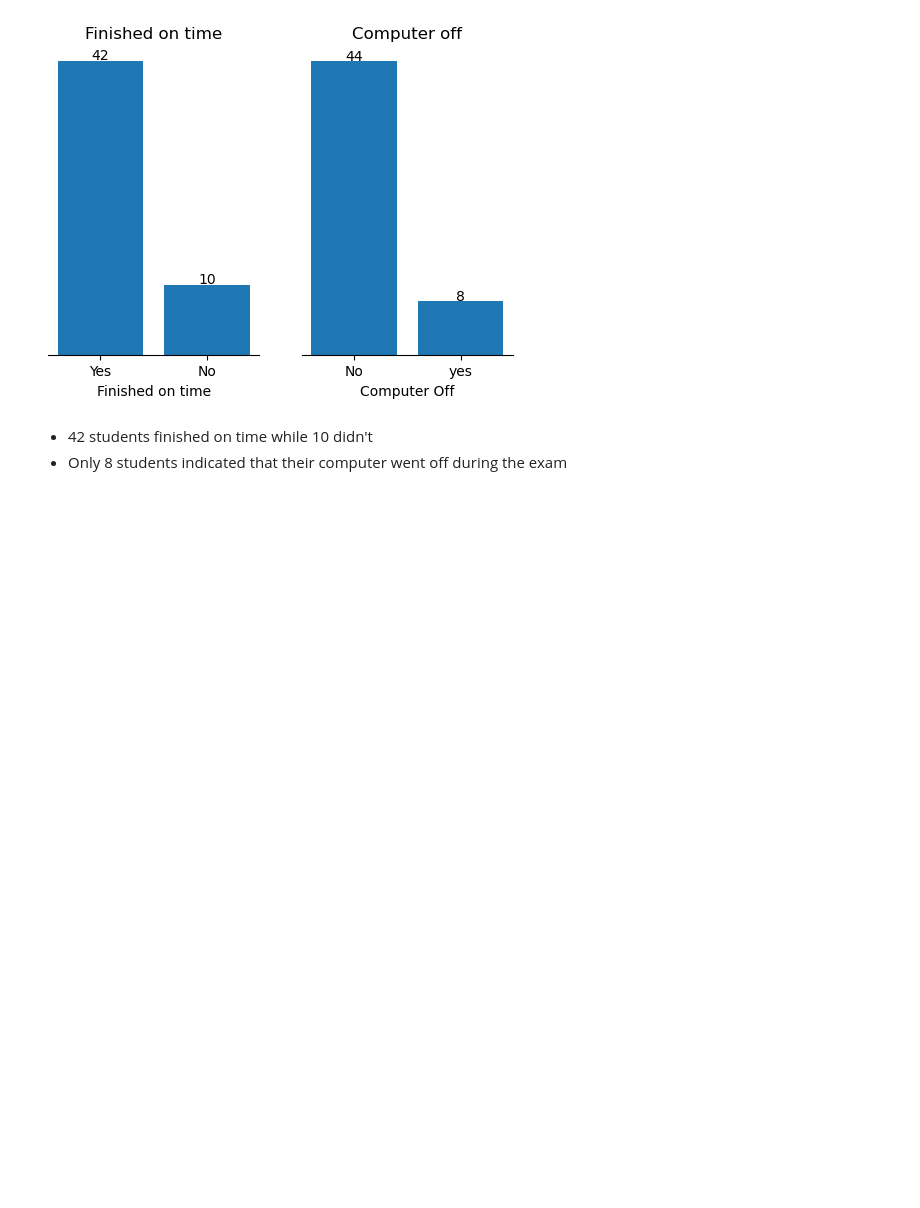
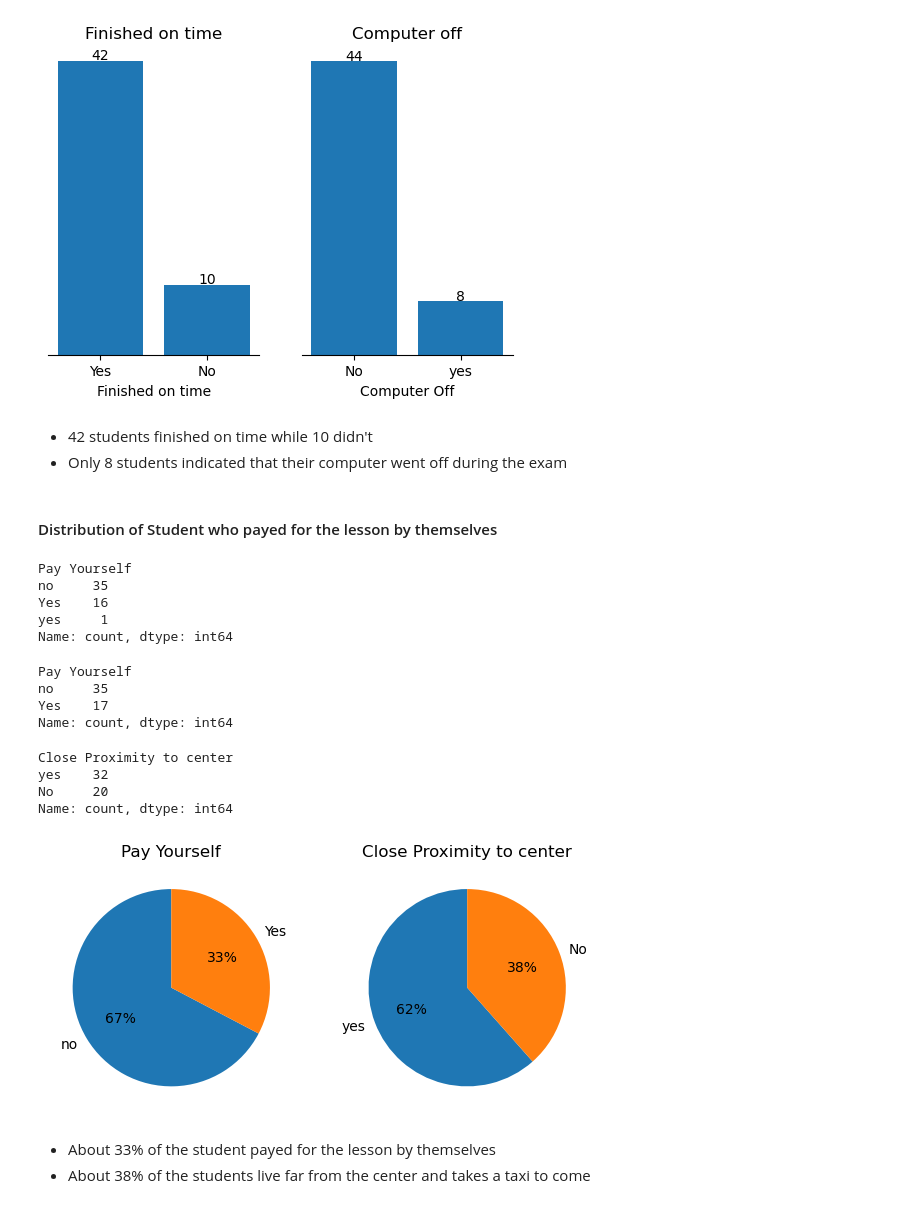
Before and after one commit to valezenwanne/Performance_of_UltraBrain_Students_in_2024_JAMB_Exam, a Jupyter notebook: Performance of Ultra-Brain Student in 2024 JAMB.ipynb, the cells around one changed output. Saved outputs shown, nothing was run; the diff lists cells and outputs as text; code cells hidden in the pictures; blank space fills up the shorter version.

Commit message:
Added some chart

```diff
--- a/Performance of Ultra-Brain Student in 2024 JAMB.ipynb
+++ b/Performance of Ultra-Brain Student in 2024 JAMB.ipynb
@@ -671,3 +659,48 @@ plt.show()
 # %% [markdown]
 - 42 students finished on time while 10 didn't
 - Only 8 students indicated that their computer went off during the exam
+# %% [markdown]
+#### Distribution of Student who payed for the lesson by themselves
+# %%
+#student who payed themselves
+df['Pay Yourself'].value_counts()
+# %% [output]
+Pay Yourself
+no     35
+Yes    16
+yes     1
+Name: count, dtype: int64
+# %%
+#replace yes with Yes
+df['Pay Yourself'] = df['Pay Yourself'].str.replace('yes', 'Yes')
+# %%
+df['Pay Yourself'].value_counts()
+# %% [output]
+Pay Yourself
+no     35
+Yes    17
+Name: count, dtype: int64
+# %%
+df['Close Proximity to center'].value_counts()
+# %% [output]
+Close Proximity to center
+yes    32
+No     20
+Name: count, dtype: int64
+# %%
+#plot a pie-chart
+fig, ax = plt.subplots(1, 2, figsize=[7,4])
+ax[0].pie(df['Pay Yourself'].value_counts().values, labels=df['Pay Yourself'].value_counts().index, autopct="%.0f%%", startangle=90)
+ax[1].pie(df['Close Proximity to center'].value_counts().values, labels=df['Close Proximity to center'].value_counts().index,
+          autopct="%.0f%%", startangle=90)
+
+#add title
+ax[0].set_title('Pay Yourself')
+ax[1].set_title('Close Proximity to center')
+
+plt.show()
+# %% [output]
+[figure, added]
+# %% [markdown]
+- About 33% of the student payed for the lesson by themselves
+- About 38% of the students live far from the center and takes a taxi to come
```
Also changed, not shown: parts of 2 cells of this notebook.
